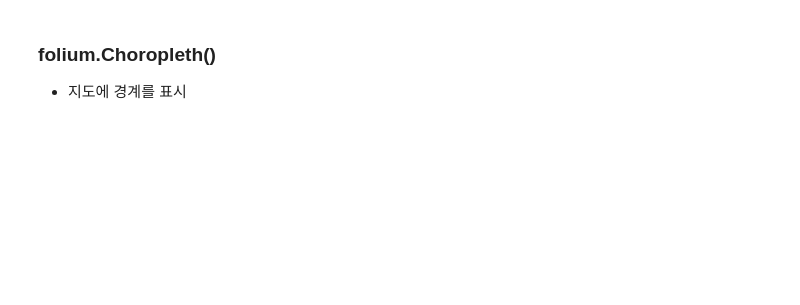
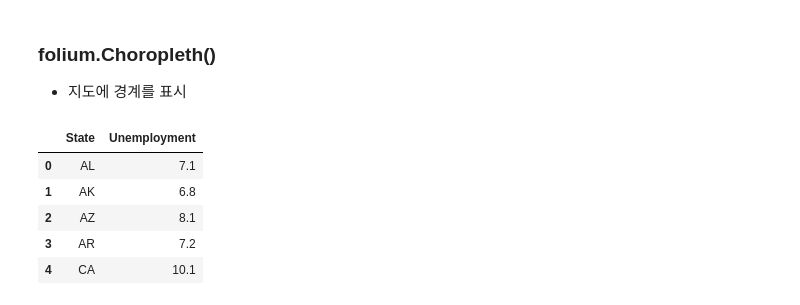
Before and after one commit to sol-commits/data_analysis_basic, a Jupyter notebook: folium.ipynb, the cells around one changed output. Saved outputs shown, nothing was run; the diff lists cells and outputs as text; code cells hidden in the pictures; blank space fills up the shorter version.

```diff
--- a/folium.ipynb
+++ b/folium.ipynb
@@ -115,3 +116,13 @@ my_map
 # %% [markdown]
 ### folium.Choropleth()
 - 지도에 경계를 표시
+# %%
+state_data = pd.read_csv('/content/drive/MyDrive/my_ws/edu/data_analysis/basic/data/US_Unemployment_Oct2012.csv')
+state_data.head()
+# %% [output]
+|  | State | Unemployment |
+| 0 | AL | 7.1 |
+| 1 | AK | 6.8 |
+| 2 | AZ | 8.1 |
+| 3 | AR | 7.2 |
+| 4 | CA | 10.1 |
```
Also changed, not shown: parts of 3 cells of this notebook.
